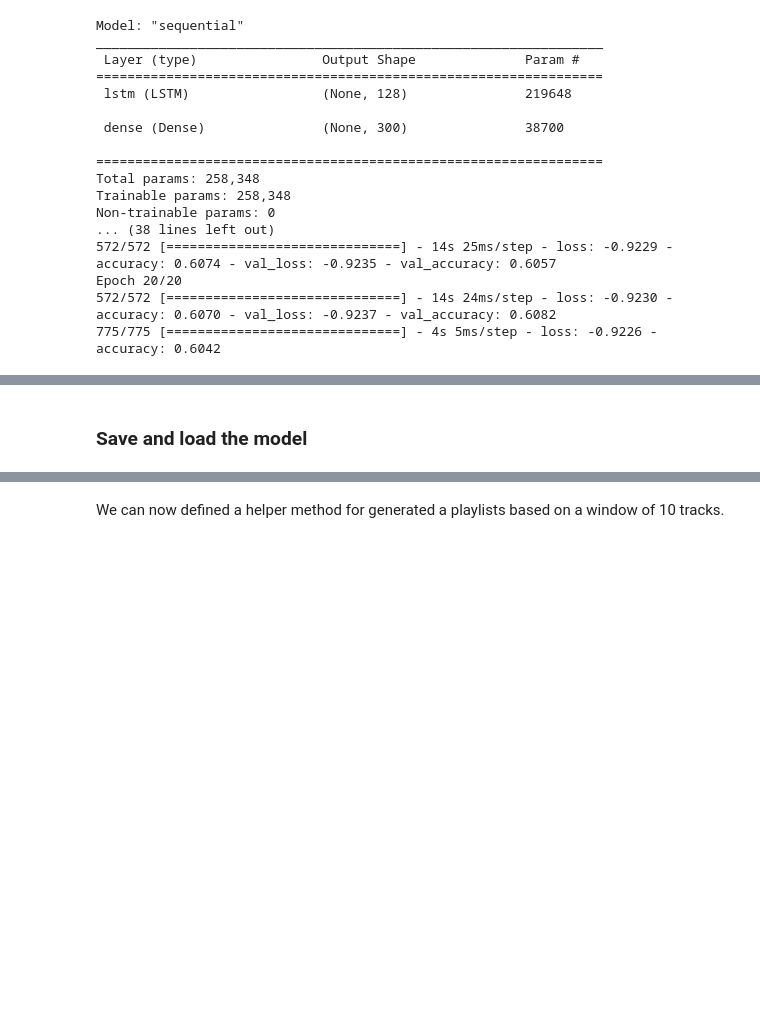
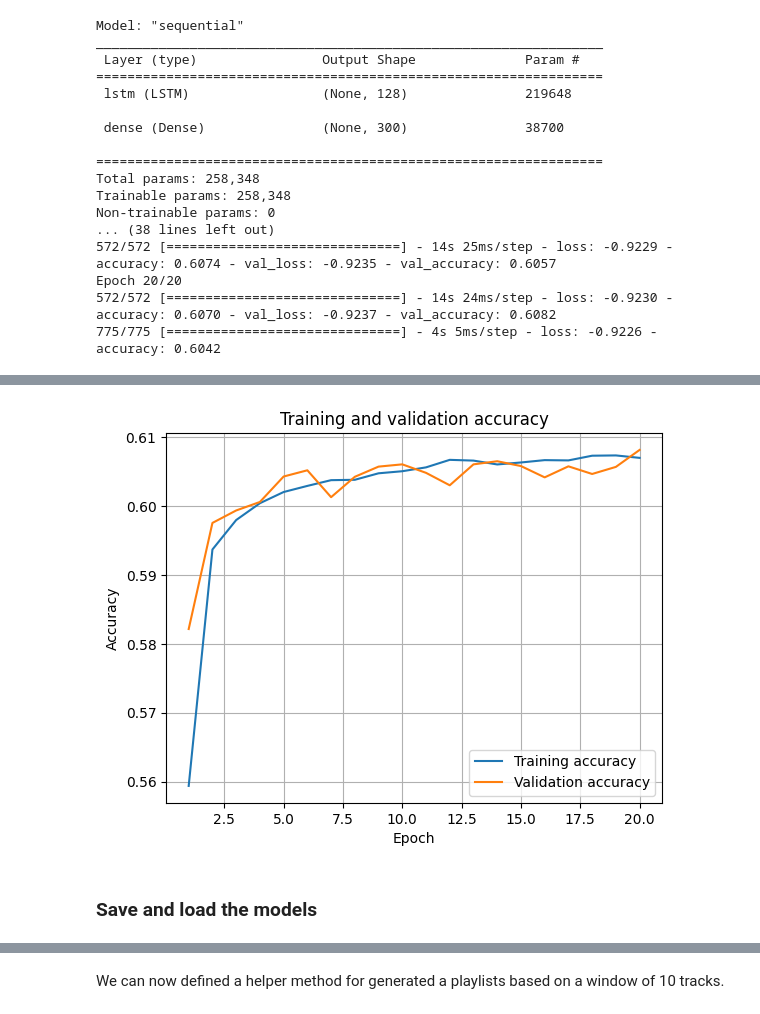
Before and after one commit to TheValemagne/PlaylistGeneration, a Jupyter notebook: ML_spotify.ipynb, the cells around one changed output, grey strips where cells are left out. Cells and saved outputs as stored; diff of their text form; code cells hidden in the pictures; blank space fills up the shorter version.

```diff
--- a/ML_spotify.ipynb
+++ b/ML_spotify.ipynb
@@ -928,5 +963,22 @@ Epoch 20/20
+# %%
+import matplotlib.pyplot as plt
+
+train_acc = history_dict2['accuracy']
+val_acc = history_dict2['val_accuracy']
+
+epochs = range(1, len(train_loss) + 1)
+plt.title('Training and validation accuracy')
+plt.plot(epochs, train_acc, label='Training accuracy')
+plt.plot(epochs, val_acc, label='Validation accuracy')
+plt.xlabel('Epoch')
+plt.ylabel('Accuracy')
+plt.legend()
+plt.grid()
+plt.show()
+# %% [output]
+[figure, added]
 # %% [markdown]
-### Save and load the model
+### Save and load the models
 # %%
 model.save('models/spotify_playlist.h5')
 # %%
```
Also changed, not shown: parts of 30 cells of this notebook.
